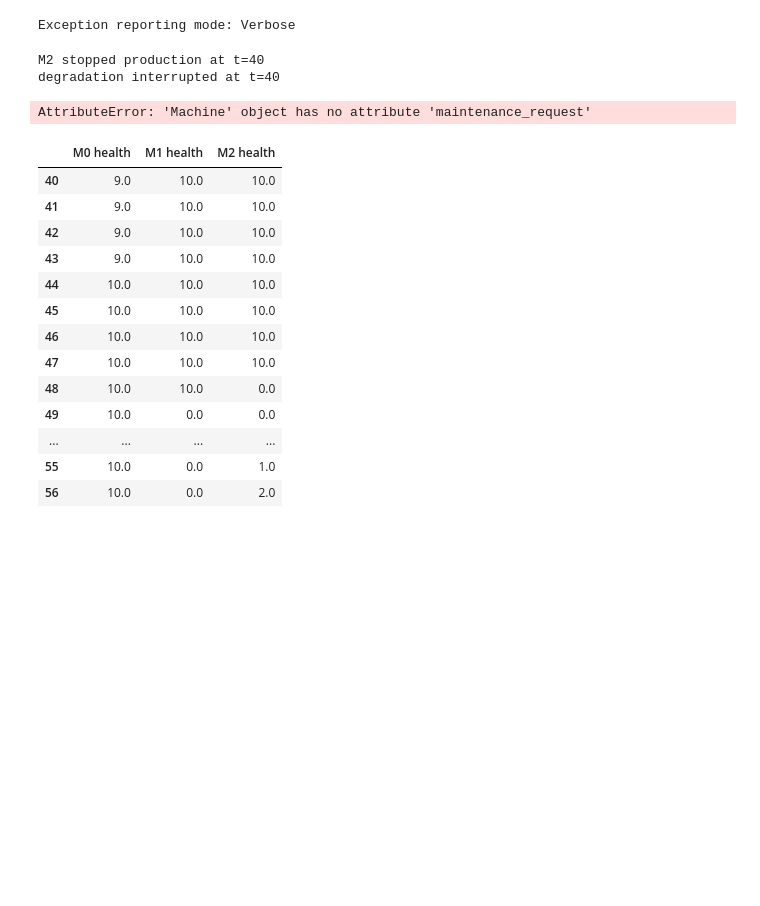
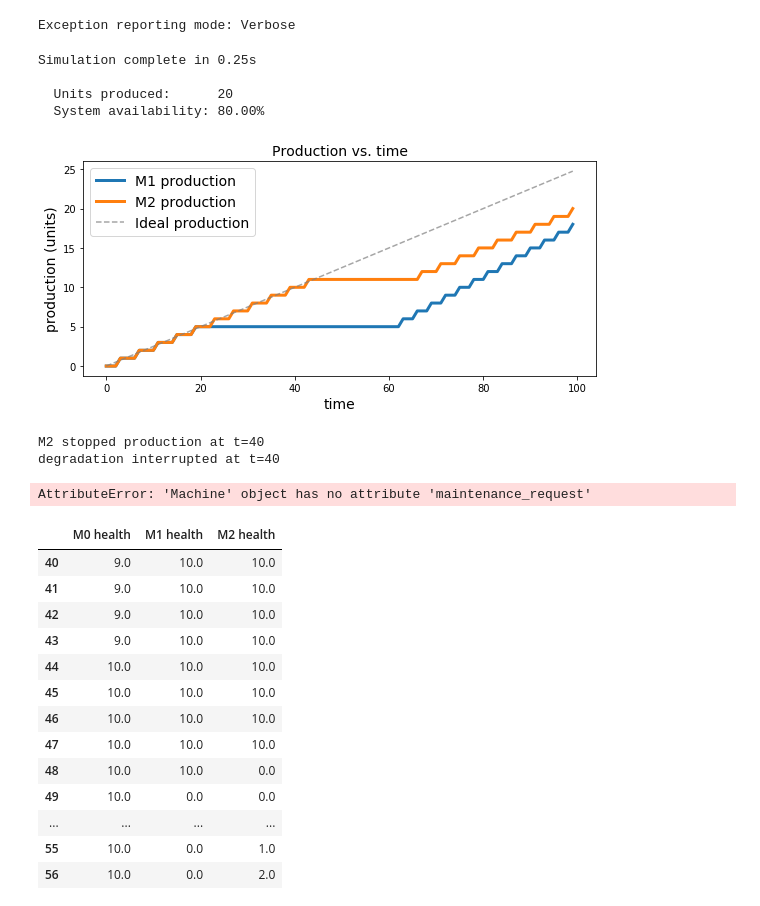
Before and after one commit to m-hoff/simantha, a Jupyter notebook: test.ipynb, the cells around one changed output. Drawn from its saved outputs; the diff is of its cells as text; code cells hidden in the pictures; blank space fills up the shorter version.

```diff
--- a/test.ipynb
+++ b/test.ipynb
@@ -8,6 +8,32 @@ import numpy as np
 %xmode verbose
 # %% [output]
 Exception reporting mode: Verbose
+# %%
+sys = maintsim.System(process_times=[3,4],
+                      buffer_sizes=5,
+                      planned_failures=[(0,20,40)])
+sys.simulate(warmup_time=100, sim_time=100)
+# %% [output]
+Simulation complete in 0.25s
+
+  Units produced:      20
+  System availability: 80.00%
+# %%
+plt.figure(figsize=(8,4))
+prod = sys.production_data[sys.production_data['time'] >= 0]
+plt.plot(prod['time'], prod['M0 production'], label='M1 production', lw=3)
+plt.plot(prod['time'], prod['M1 production'], label='M2 production', lw=3)
+plt.plot(prod['time'], prod['time']/4, '--', color='gray', alpha=0.7,
+         label='Ideal production')
+plt.title('Production vs. time', fontsize=14)
+plt.xlabel('time', fontsize=14)
+plt.ylabel('production (units)', fontsize=14)
+plt.legend(fontsize=14)
+plt.tight_layout()
+plt.savefig('/Users/mlh6/Work/Proposal/Figures/ppl.eps', format='eps')
+plt.show()
+# %% [output]
+[figure, added]
 # %%
 sys = maintsim.System(process_times=[3, 5, 4],
                       buffer_sizes=10,
```
Also changed, not shown: 2 other files.
